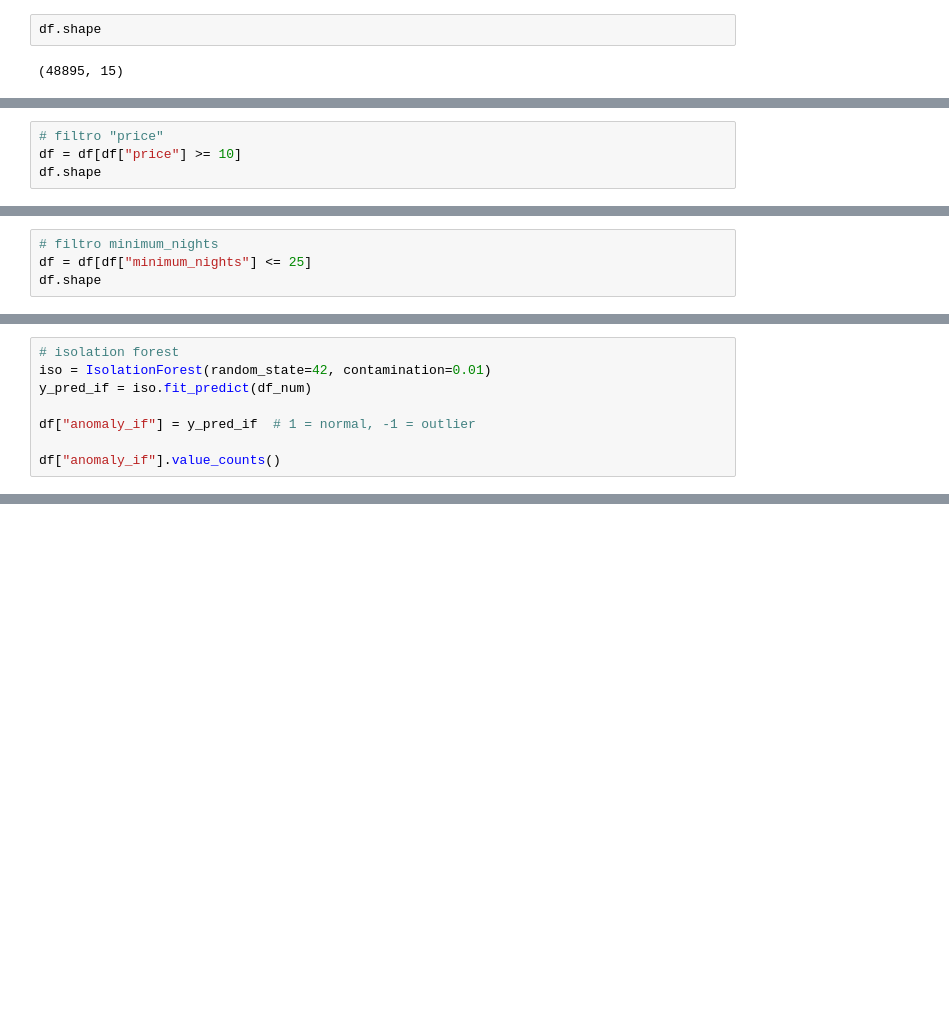
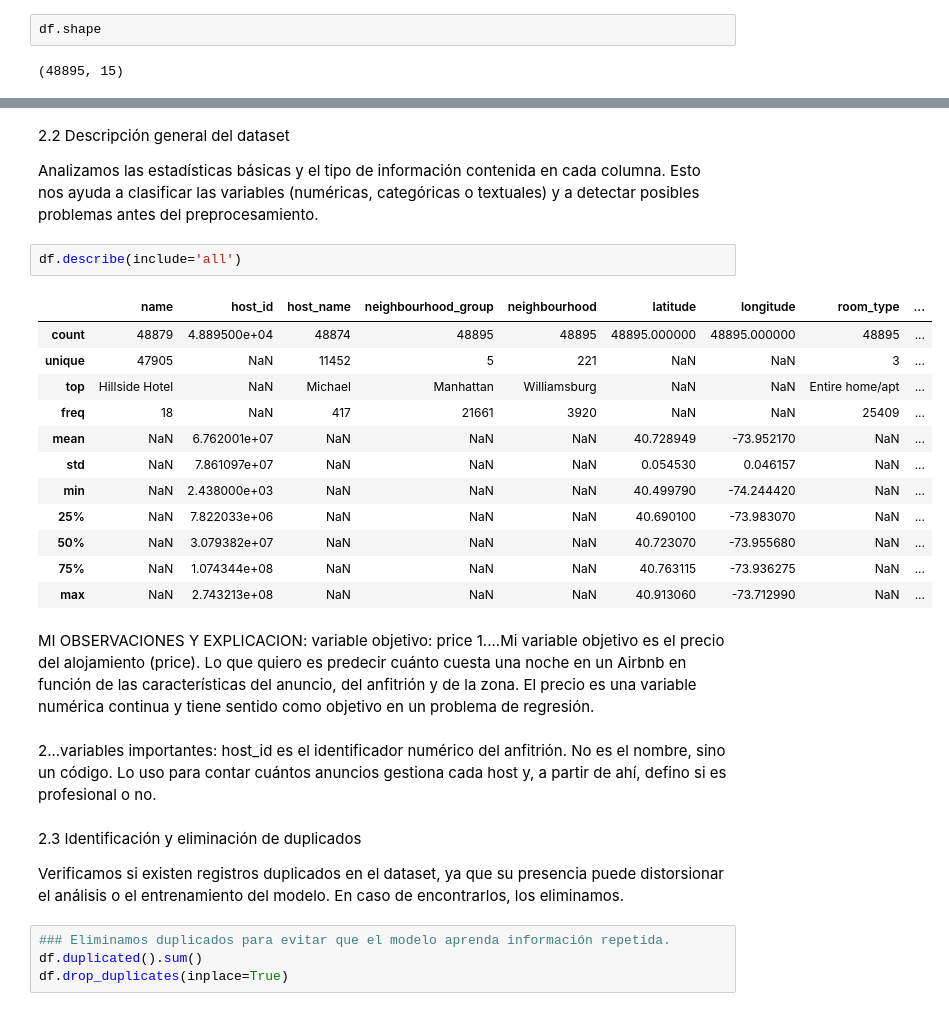
Before and after one commit to 4GeeksAcademy/dori1888-intro-ml, a Jupyter notebook: src/00-eda.ipynb, the cells around one changed output, grey strips where cells are left out. Drawn from its saved outputs; the diff is of its cells as text; blank space fills up the shorter version.

```diff
--- a/src/00-eda.ipynb
+++ b/src/00-eda.ipynb
@@ -212,4 +118,0 @@ Filtramos:
-# %%
-# filtro "price"
-df = df[df["price"] >= 10]
-df.shape
@@ -218,4 +118,0 @@ df.shape
-# %%
-# filtro minimum_nights
-df = df[df["minimum_nights"] <= 25]
-df.shape
@@ -241,8 +118,0 @@ df_num.head()
-# %%
-# isolation forest
-iso = IsolationForest(random_state=42, contamination=0.01)
-y_pred_if = iso.fit_predict(df_num)
-
-df["anomaly_if"] = y_pred_if  # 1 = normal, -1 = outlier
-
-df["anomaly_if"].value_counts()
@@ -427,0 +155,34 @@ plt.show()
+# %% [markdown]
+2.2 Descripción general del dataset
+
+Analizamos las estadísticas básicas y el tipo de información contenida en cada columna. Esto nos ayuda a clasificar las variables (numéricas, categóricas o textuales) y a detectar posibles problemas antes del preprocesamiento.
+# %%
+df.describe(include='all')
+# %% [output]
+|  | name | host_id | host_name | neighbourhood_group | neighbourhood | latitude | longitude | room_type | ... |
+| count | 48879 | 4.889500e+04 | 48874 | 48895 | 48895 | 48895.000000 | 48895.000000 | 48895 | ... |
+| unique | 47905 | NaN | 11452 | 5 | 221 | NaN | NaN | 3 | ... |
+| top | Hillside Hotel | NaN | Michael | Manhattan | Williamsburg | NaN | NaN | Entire home/apt | ... |
+| freq | 18 | NaN | 417 | 21661 | 3920 | NaN | NaN | 25409 | ... |
+| mean | NaN | 6.762001e+07 | NaN | NaN | NaN | 40.728949 | -73.952170 | NaN | ... |
+| std | NaN | 7.861097e+07 | NaN | NaN | NaN | 0.054530 | 0.046157 | NaN | ... |
+| min | NaN | 2.438000e+03 | NaN | NaN | NaN | 40.499790 | -74.244420 | NaN | ... |
+| 25% | NaN | 7.822033e+06 | NaN | NaN | NaN | 40.690100 | -73.983070 | NaN | ... |
+| 50% | NaN | 3.079382e+07 | NaN | NaN | NaN | 40.723070 | -73.955680 | NaN | ... |
+| 75% | NaN | 1.074344e+08 | NaN | NaN | NaN | 40.763115 | -73.936275 | NaN | ... |
+| max | NaN | 2.743213e+08 | NaN | NaN | NaN | 40.913060 | -73.712990 | NaN | ... |
+# %% [markdown]
+MI OBSERVACIONES Y EXPLICACION:
+variable objetivo: price
+1....Mi variable objetivo es el precio del alojamiento (price). Lo que quiero es predecir cuánto cuesta una noche en un Airbnb en función de las características del anuncio, del anfitrión y de la zona. El precio es una variable numérica continua y tiene sentido como objetivo en un problema de regresión.
+# %% [markdown]
+2...variables importantes:
+host_id es el identificador numérico del anfitrión. No es el nombre, sino un código. Lo uso para contar cuántos anuncios gestiona cada host y, a partir de ahí, defino si es profesional o no.
+# %% [markdown]
+2.3 Identificación y eliminación de duplicados
+
+Verificamos si existen registros duplicados en el dataset, ya que su presencia puede distorsionar el análisis o el entrenamiento del modelo. En caso de encontrarlos, los eliminamos.
+# %%
+### Eliminamos duplicados para evitar que el modelo aprenda información repetida.
+df.duplicated().sum()
+df.drop_duplicates(inplace=True)
```
Also changed, not shown: parts of 82 cells of this notebook, 5 other files.
